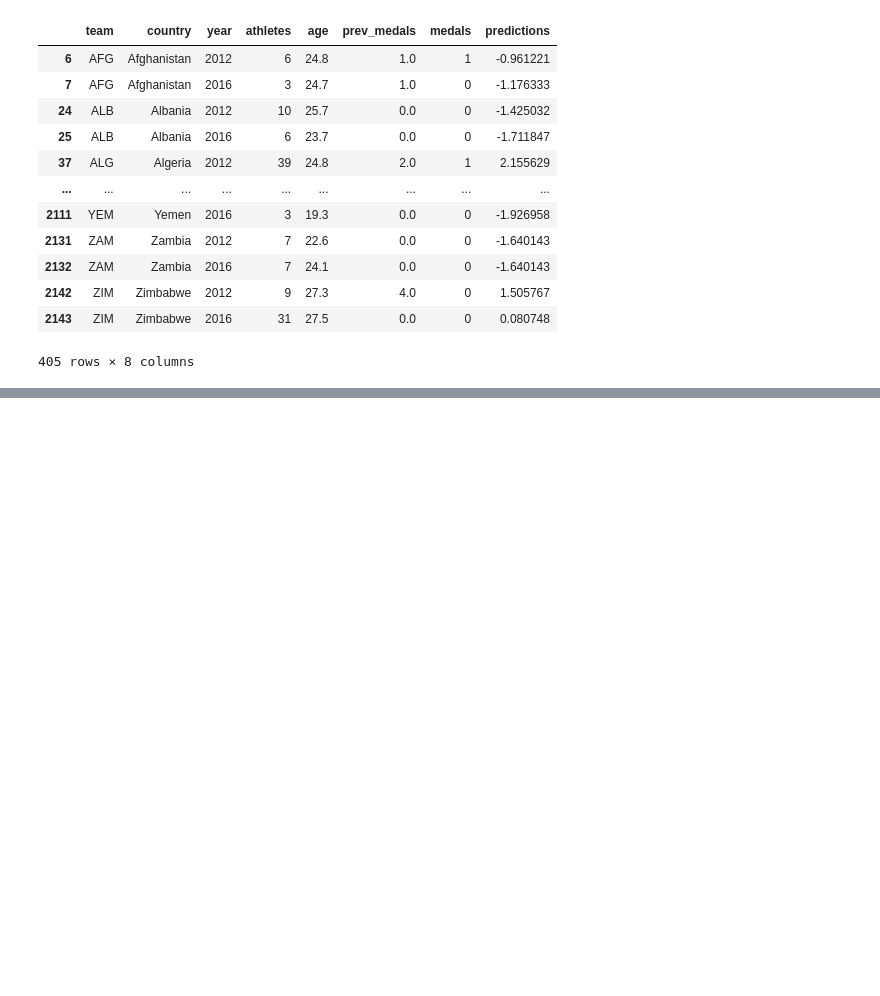
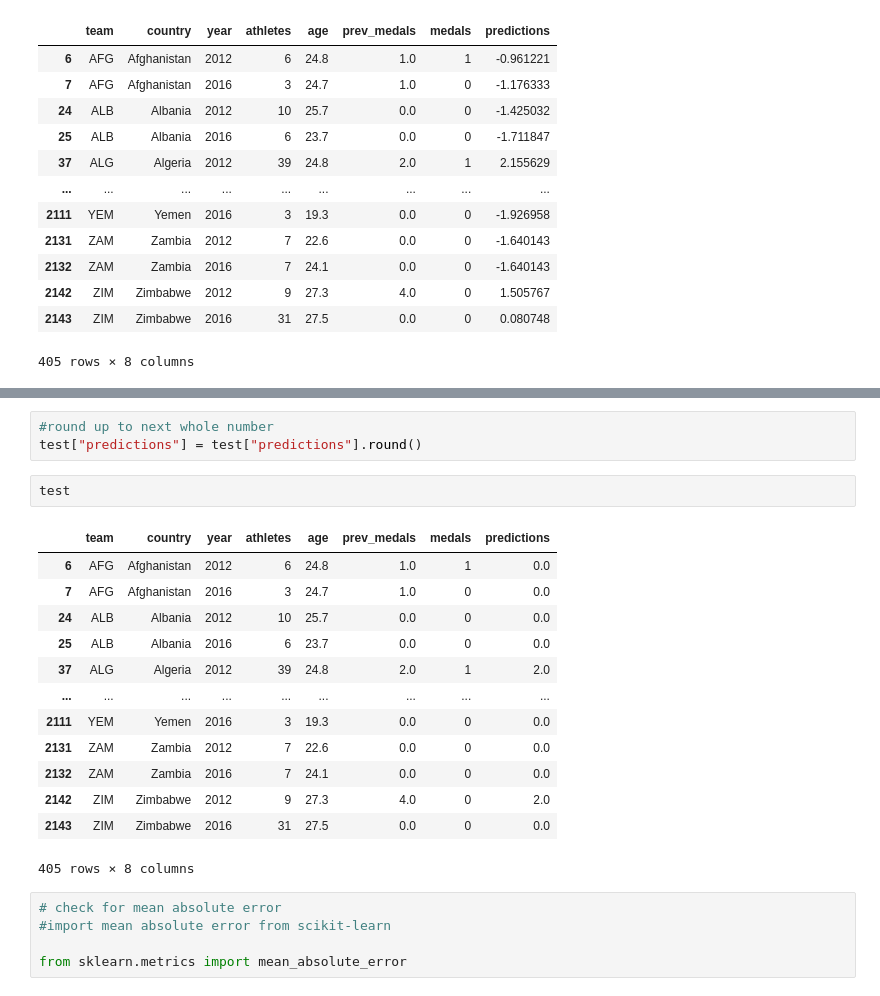
Before and after one commit to EroshBc/ML-Project-Gold-Medal-Prediction, a Jupyter notebook: Olympic Medal Prediction.ipynb, the cells around one changed output, grey strips where cells are left out. Cells and saved outputs as stored; diff of their text form; blank space fills up the shorter version.

Commit message:
check for mean absolute error
import mean absolute error from scikit-learn

```diff
--- a/Olympic Medal Prediction.ipynb
+++ b/Olympic Medal Prediction.ipynb
@@ -219,0 +235,24 @@ test["predictions"] = test["predictions"].round()
+# %%
+#round up to next whole number
+test["predictions"] = test["predictions"].round()
+# %%
+test
+# %% [output]
+|  | team | country | year | athletes | age | prev_medals | medals | predictions |
+| 6 | AFG | Afghanistan | 2012 | 6 | 24.8 | 1.0 | 1 | 0.0 |
+| 7 | AFG | Afghanistan | 2016 | 3 | 24.7 | 1.0 | 0 | 0.0 |
+| 24 | ALB | Albania | 2012 | 10 | 25.7 | 0.0 | 0 | 0.0 |
+| 25 | ALB | Albania | 2016 | 6 | 23.7 | 0.0 | 0 | 0.0 |
+| 37 | ALG | Algeria | 2012 | 39 | 24.8 | 2.0 | 1 | 2.0 |
+| ... | ... | ... | ... | ... | ... | ... | ... | ... |
+| 2111 | YEM | Yemen | 2016 | 3 | 19.3 | 0.0 | 0 | 0.0 |
+| 2131 | ZAM | Zambia | 2012 | 7 | 22.6 | 0.0 | 0 | 0.0 |
+| 2132 | ZAM | Zambia | 2016 | 7 | 24.1 | 0.0 | 0 | 0.0 |
+| 2142 | ZIM | Zimbabwe | 2012 | 9 | 27.3 | 4.0 | 0 | 2.0 |
+| 2143 | ZIM | Zimbabwe | 2016 | 31 | 27.5 | 0.0 | 0 | 0.0 |
+405 rows × 8 columns
+# %%
+# check for mean absolute error
+#import mean absolute error from scikit-learn
+
+from sklearn.metrics import mean_absolute_error
```
Also changed, not shown: parts of 3 cells of this notebook.
